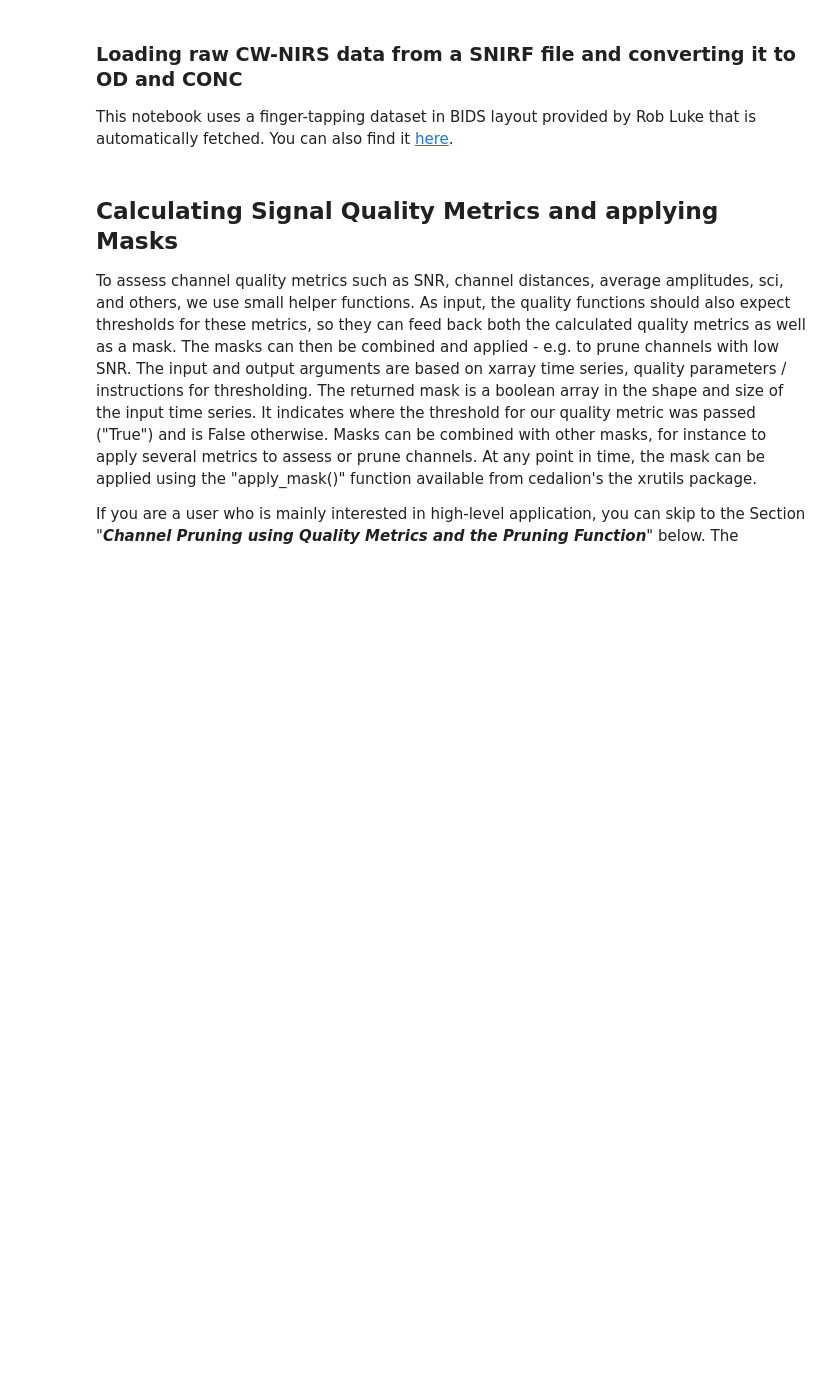
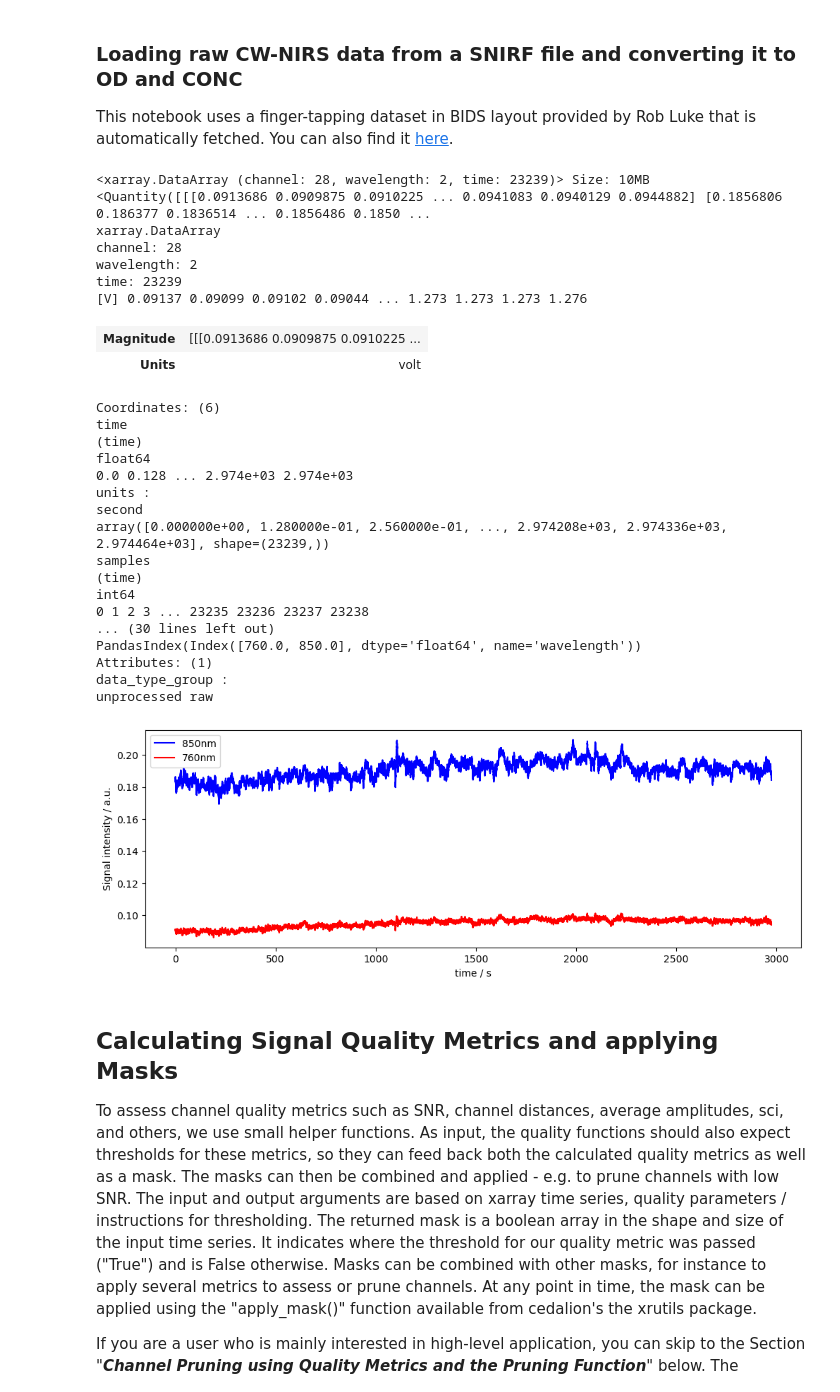
Before and after one commit to ibs-lab/cedalion, a Jupyter notebook: examples/signal_quality/21_data_quality_and_pruning.ipynb, the cells around one changed output. Saved outputs shown, nothing was run; the diff lists cells and outputs as text; code cells hidden in the pictures; blank space fills up the shorter version.

Commit message:
load and visualize data

```diff
--- a/examples/signal_quality/21_data_quality_and_pruning.ipynb
+++ b/examples/signal_quality/21_data_quality_and_pruning.ipynb
@@ -22,18 +23,45 @@ You can also find it [here](https://github.com/rob-luke/BIDS-NIRS-Tapping).
 # %%
 # get example finger tapping dataset
 
 rec = datasets.get_fingertapping()
 rec["od"] = cedalion.nirs.int2od(rec["amp"])
 
 # Plot some data for visual validation
 f,ax = p.subplots(1,1, figsize=(12,4))
-ax.plot( rec["amp"].time, rec["amp"].sel(channel="S1D1", wavelength="850"), "r-", label="850nm")
+ax.plot( rec["amp"].time, rec["amp"].sel(channel="S1D1", wavelength="850"), "b-", label="850nm")
 ax.plot( rec["amp"].time, rec["amp"].sel(channel="S1D1", wavelength="760"), "r-", label="760nm")
 p.legend()
 ax.set_xlabel("time / s")
 ax.set_ylabel("Signal intensity / a.u.")
 
 display(rec["amp"])
+# %% [output]
+<xarray.DataArray (channel: 28, wavelength: 2, time: 23239)> Size: 10MB <Quantity([[[0.0913686 0.0909875 0.0910225 ... 0.0941083 0.0940129 0.0944882] [0.1856806 0.186377 0.1836514 ... 0.1856486 0.1850 ...
+xarray.DataArray
+channel: 28
+wavelength: 2
+time: 23239
+[V] 0.09137 0.09099 0.09102 0.09044 ... 1.273 1.273 1.273 1.276
+| Magnitude | [[[0.0913686 0.0909875 0.0910225 ... |
+| Units | volt |
+Coordinates: (6)
+time
+(time)
+float64
+0.0 0.128 ... 2.974e+03 2.974e+03
+units :
+second
+array([0.000000e+00, 1.280000e-01, 2.560000e-01, ..., 2.974208e+03, 2.974336e+03, 2.974464e+03], shape=(23239,))
+samples
+(time)
+int64
+0 1 2 3 ... 23235 23236 23237 23238
+... (30 lines left out)
+PandasIndex(Index([760.0, 850.0], dtype='float64', name='wavelength'))
+Attributes: (1)
+data_type_group :
+unprocessed raw
+[figure, added]
 # %% [markdown]
 ## Calculating Signal Quality Metrics and applying Masks
 
```
Also changed, not shown: parts of 11 cells of this notebook, 8 other files.
